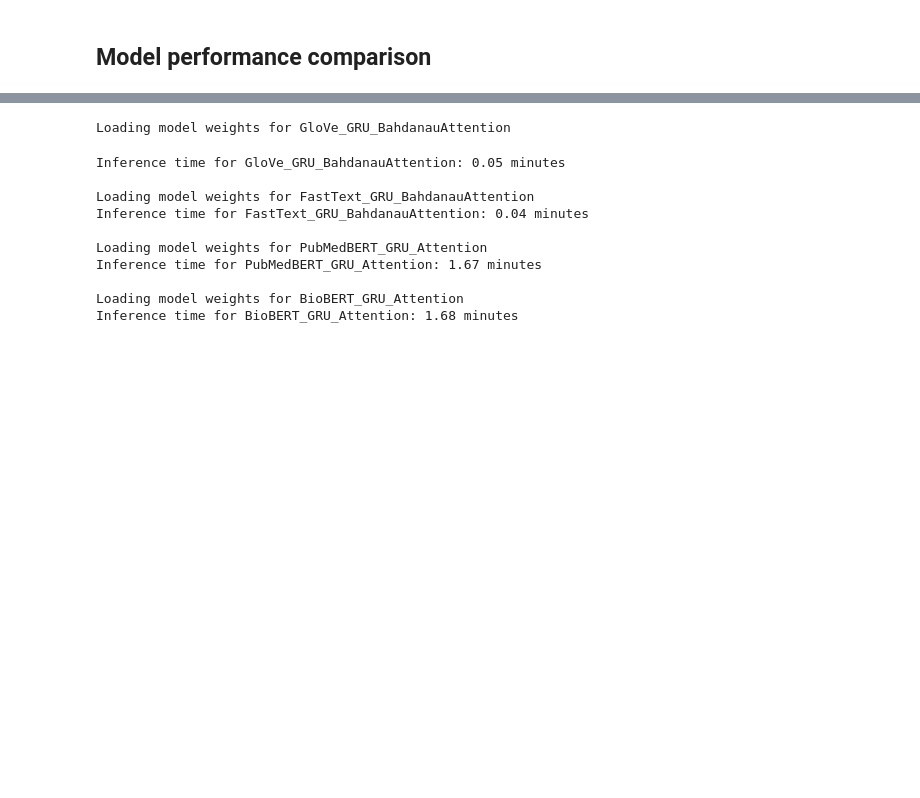
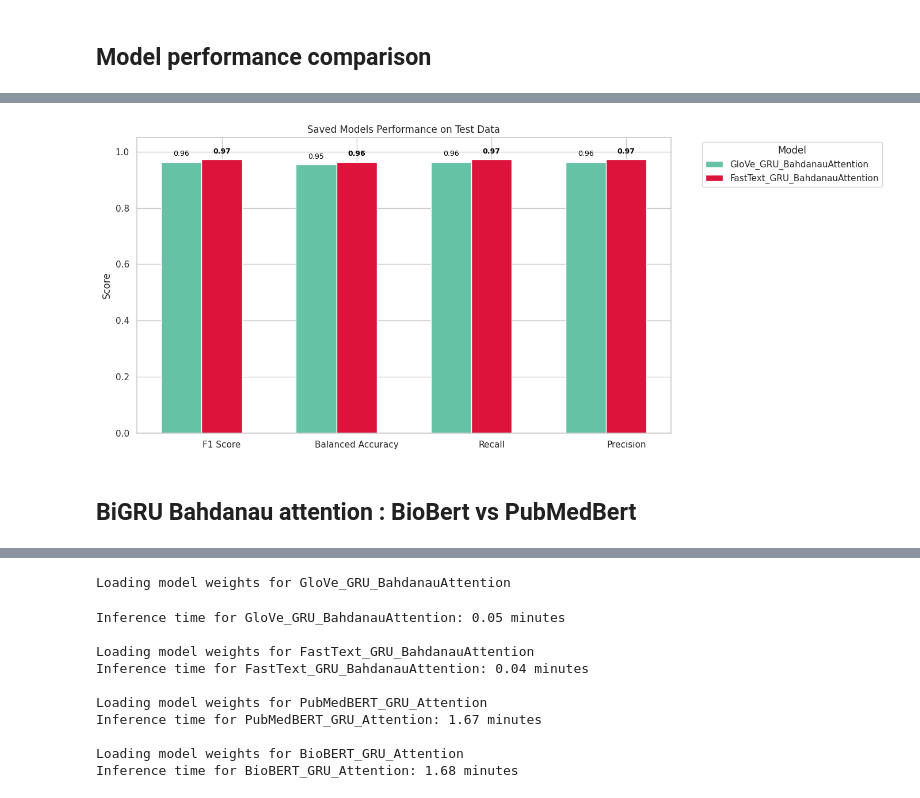
Before and after one commit to etoMvom/masterThesis, a Jupyter notebook: code/binary-class/notebooks/Binary_Class_Bi_GRU_Bahdanau_Attention_Glove300d_PubMedBert.ipynb, the cells around one changed output, grey strips where cells are left out. Saved outputs shown, nothing was run; the diff lists cells and outputs as text; code cells hidden in the pictures; blank space fills up the shorter version.

```diff
--- a/code/binary-class/notebooks/Binary_Class_Bi_GRU_Bahdanau_Attention_Glove300d_PubMedBert.ipynb
+++ b/code/binary-class/notebooks/Binary_Class_Bi_GRU_Bahdanau_Attention_Glove300d_PubMedBert.ipynb
@@ -3358,0 +3522,49 @@ optimizers = {
+# %%
+sns.set(style="whitegrid")
+fig, ax = plt.subplots(figsize=(14, 6))
+
+models = df_summary["Model"].tolist()
+palette = sns.color_palette("Set2", len(models))
+
+for i, metric in enumerate(df_melted["Metric"].unique()):
+    data = df_melted[df_melted["Metric"] == metric]
+    max_score = data["Score"].max()
+
+    for j, (index, row) in enumerate(data.iterrows()):
+        color = "crimson" if row["Score"] == max_score else palette[models.index(row["Model"])]
+        bar = ax.bar(
+            x=i - 0.3 + j * (0.6 / len(models)),
+            height=row["Score"],
+            width=0.6 / len(models),
+            color=color,
+            label=row["Model"] if i == 0 else "",
+        )
+        ax.text(
+            x=bar[0].get_x() + bar[0].get_width() / 2,
+            y=row["Score"] + 0.015,
+            s=f"{row['Score']:.2f}",
+            ha='center',
+            va='bottom',
+            fontsize=9,
+            color='black',
+            fontweight='bold' if row["Score"] == max_score else 'normal'
+        )
+
+ax.set_xticks(range(len(df_melted["Metric"].unique())))
+ax.set_xticklabels(df_melted["Metric"].unique())
+ax.set_ylim(0, 1.05)
+ax.set_ylabel("Score")
+ax.set_title("Saved Models Performance on Test Data")
+ax.grid(True, axis='y')
+
+handles, labels = ax.get_legend_handles_labels()
+by_label = dict(zip(labels, handles))
+ax.legend(by_label.values(), by_label.keys(), title="Model", bbox_to_anchor=(1.05, 1), loc="upper left")
+
+plt.tight_layout()
+plt.savefig("best_model_performance_comparison_all_values.png")
+plt.show()
+# %% [output]
+[figure, added]
+# %% [markdown]
+## BiGRU Bahdanau attention : BioBert vs PubMedBert
```
Also changed, not shown: parts of 12 cells of this notebook.
